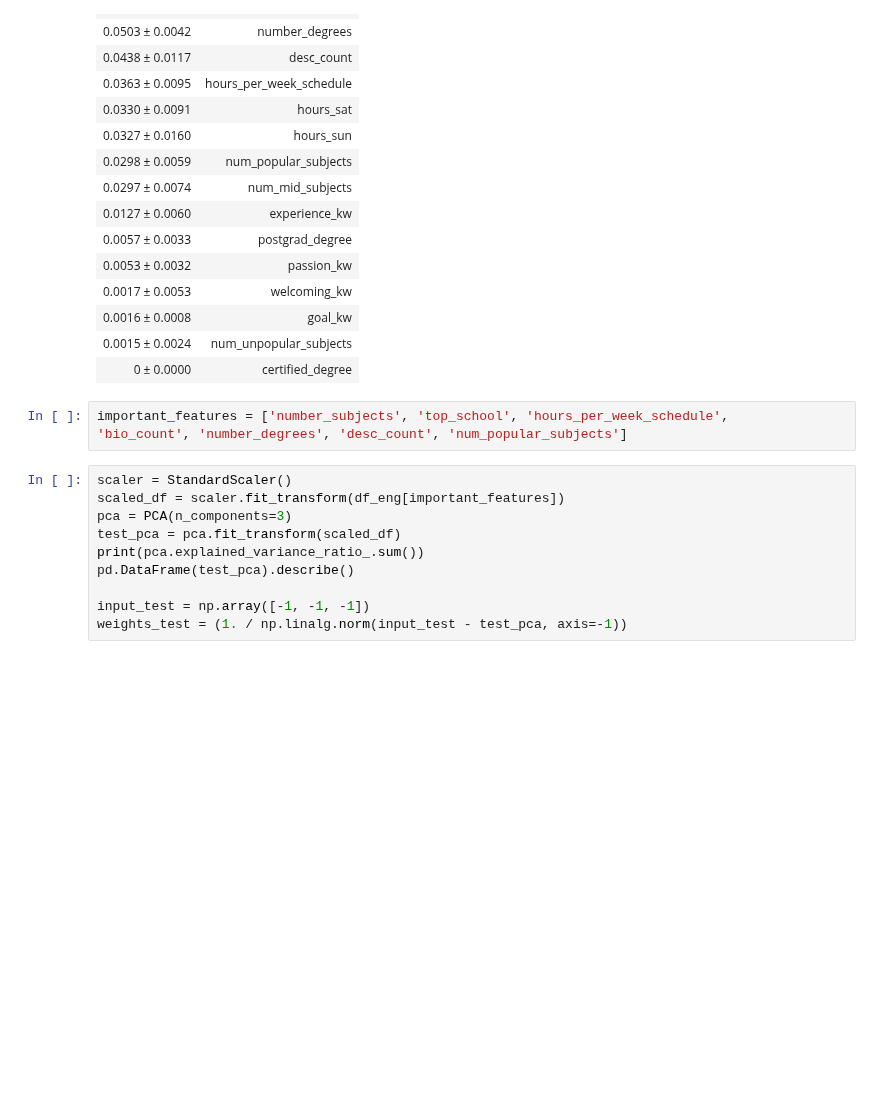
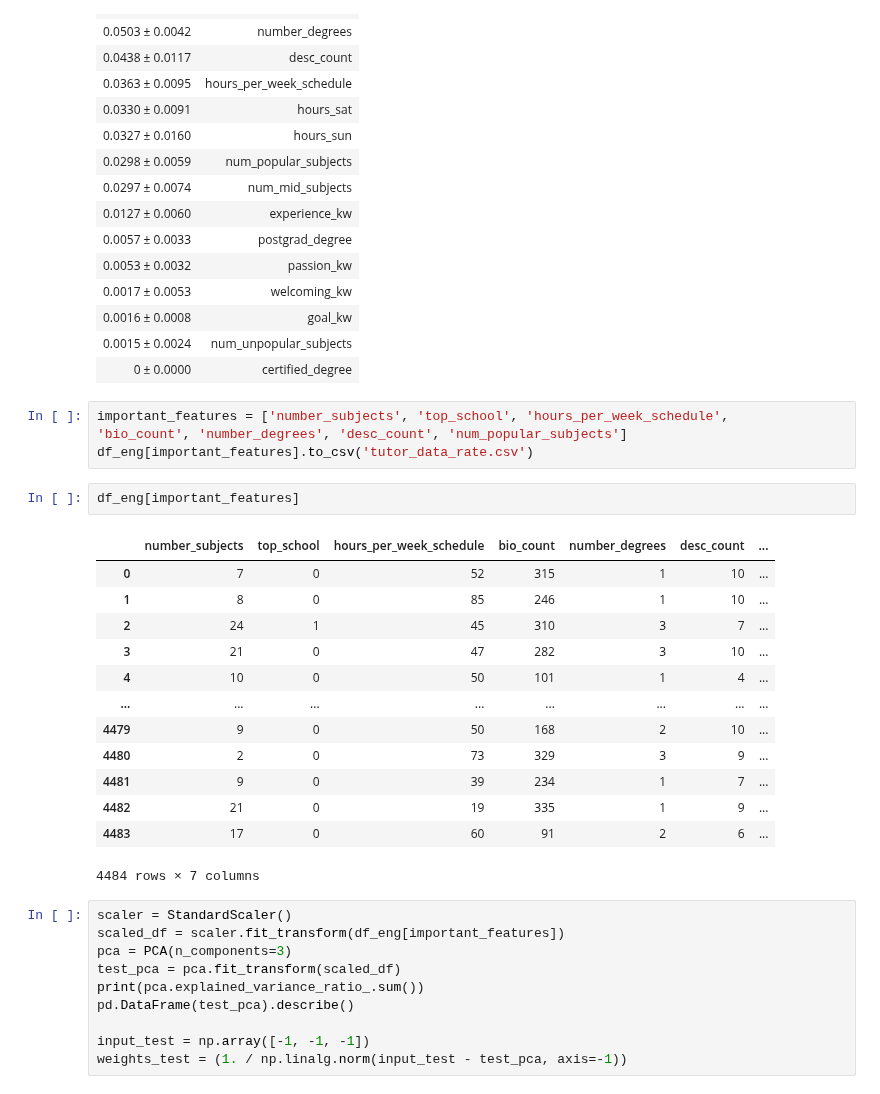
Before and after one commit to vijayoct27/tutor_prediction, a Jupyter notebook: tutor_rate.ipynb, the cells around one changed output. Saved outputs shown, nothing was run; the diff lists cells and outputs as text; blank space fills up the shorter version.

```diff
--- a/tutor_rate.ipynb
+++ b/tutor_rate.ipynb
@@ -332,6 +332,23 @@ eli5.show_weights(perm, feature_names = X_test.columns.tolist())
 # %%
 important_features = ['number_subjects', 'top_school', 'hours_per_week_schedule',
 'bio_count', 'number_degrees', 'desc_count', 'num_popular_subjects']
+df_eng[important_features].to_csv('tutor_data_rate.csv')
+# %%
+df_eng[important_features]
+# %% [output]
+|  | number_subjects | top_school | hours_per_week_schedule | bio_count | number_degrees | desc_count | ... |
+| 0 | 7 | 0 | 52 | 315 | 1 | 10 | ... |
+| 1 | 8 | 0 | 85 | 246 | 1 | 10 | ... |
+| 2 | 24 | 1 | 45 | 310 | 3 | 7 | ... |
+| 3 | 21 | 0 | 47 | 282 | 3 | 10 | ... |
+| 4 | 10 | 0 | 50 | 101 | 1 | 4 | ... |
+| ... | ... | ... | ... | ... | ... | ... | ... |
+| 4479 | 9 | 0 | 50 | 168 | 2 | 10 | ... |
+| 4480 | 2 | 0 | 73 | 329 | 3 | 9 | ... |
+| 4481 | 9 | 0 | 39 | 234 | 1 | 7 | ... |
+| 4482 | 21 | 0 | 19 | 335 | 1 | 9 | ... |
+| 4483 | 17 | 0 | 60 | 91 | 2 | 6 | ... |
+4484 rows × 7 columns
 # %%
 scaler = StandardScaler()
 scaled_df = scaler.fit_transform(df_eng[important_features])
```
Also changed, not shown: parts of 6 cells of this notebook, 5 other files.
